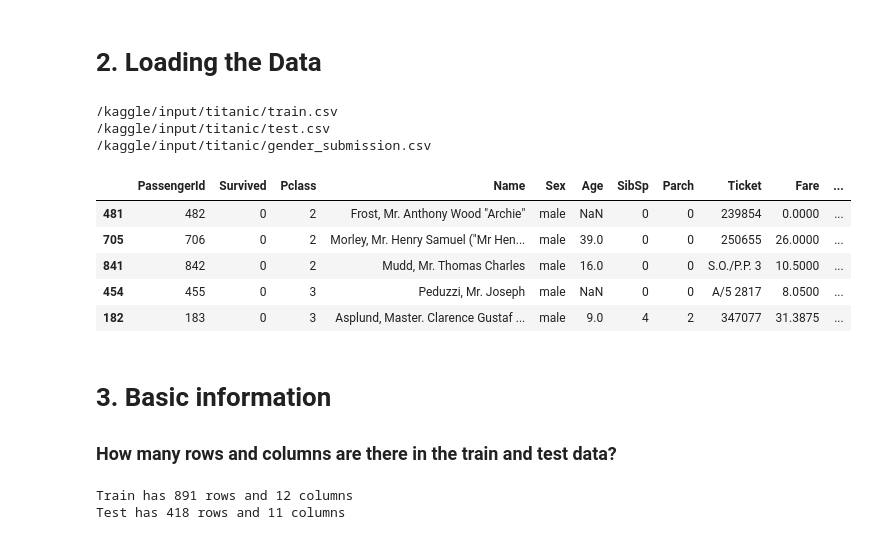
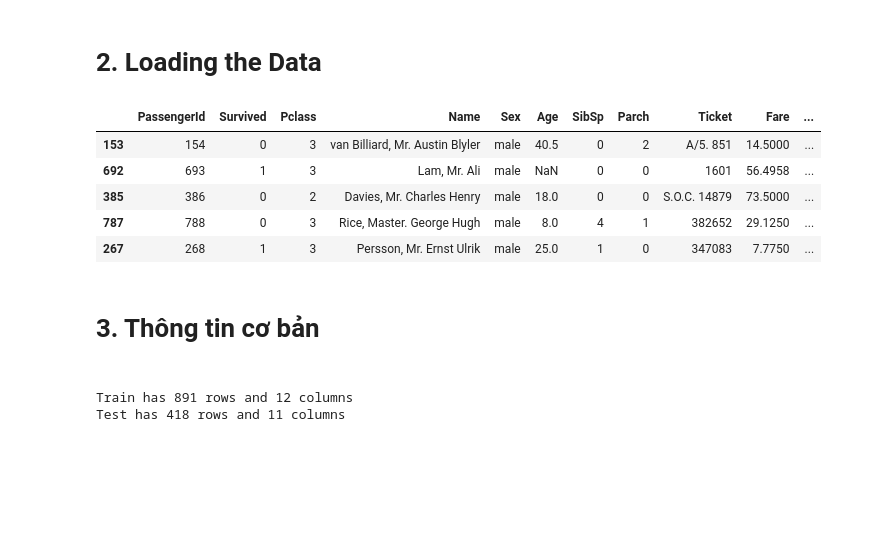
Before and after one commit to duongtruongbinh/Data-Visualization-Labs, a Jupyter notebook: Lab 1/titanic-eda-survival-prediction.ipynb, the cells around one changed output. Drawn from its saved outputs; the diff is of its cells as text; code cells hidden in the pictures; blank space fills up the shorter version.

Commit message:
Upload data & file for lab1

```diff
--- a/Lab 1/titanic-eda-survival-prediction.ipynb
+++ b/Lab 1/titanic-eda-survival-prediction.ipynb
@@ -32,26 +32,19 @@ import matplotlib.pyplot as plt
 import seaborn as sns
 import re
 import os
-for dirname, _, filenames in os.walk('/kaggle/input'):
-    for filename in filenames:
-        print(os.path.join(dirname, filename))
-# %% [output]
-/kaggle/input/titanic/train.csv
-/kaggle/input/titanic/test.csv
-/kaggle/input/titanic/gender_submission.csv
 # %%
-train_df = pd.read_csv('/kaggle/input/titanic/train.csv')
-test_df = pd.read_csv('/kaggle/input/titanic/test.csv')
+train_df = pd.read_csv('data/train.csv')
+test_df = pd.read_csv('data/test.csv')
 train_df.sample(5)
 # %% [output]
 |  | PassengerId | Survived | Pclass | Name | Sex | Age | SibSp | Parch | Ticket | Fare | ... |
-| 481 | 482 | 0 | 2 | Frost, Mr. Anthony Wood "Archie" | male | NaN | 0 | 0 | 239854 | 0.0000 | ... |
-| 705 | 706 | 0 | 2 | Morley, Mr. Henry Samuel ("Mr Hen... | male | 39.0 | 0 | 0 | 250655 | 26.0000 | ... |
-| 841 | 842 | 0 | 2 | Mudd, Mr. Thomas Charles | male | 16.0 | 0 | 0 | S.O./P.P. 3 | 10.5000 | ... |
-| 454 | 455 | 0 | 3 | Peduzzi, Mr. Joseph | male | NaN | 0 | 0 | A/5 2817 | 8.0500 | ... |
-| 182 | 183 | 0 | 3 | Asplund, Master. Clarence Gustaf ... | male | 9.0 | 4 | 2 | 347077 | 31.3875 | ... |
+| 153 | 154 | 0 | 3 | van Billiard, Mr. Austin Blyler | male | 40.5 | 0 | 2 | A/5. 851 | 14.5000 | ... |
+| 692 | 693 | 1 | 3 | Lam, Mr. Ali | male | NaN | 0 | 0 | 1601 | 56.4958 | ... |
+| 385 | 386 | 0 | 2 | Davies, Mr. Charles Henry | male | 18.0 | 0 | 0 | S.O.C. 14879 | 73.5000 | ... |
+| 787 | 788 | 0 | 3 | Rice, Master. George Hugh | male | 8.0 | 4 | 1 | 382652 | 29.1250 | ... |
+| 267 | 268 | 1 | 3 | Persson, Mr. Ernst Ulrik | male | 25.0 | 1 | 0 | 347083 | 7.7750 | ... |
 # %% [markdown]
-# 3. Basic information <a class="anchor" id="3"></a>
+# 3. Thông tin cơ bản <a class="anchor" id="3"></a>
 
-### How many rows and columns are there in the train and test data?
+###
 # %%
```
Also changed, not shown: parts of 2 cells of this notebook, 3 other files.
